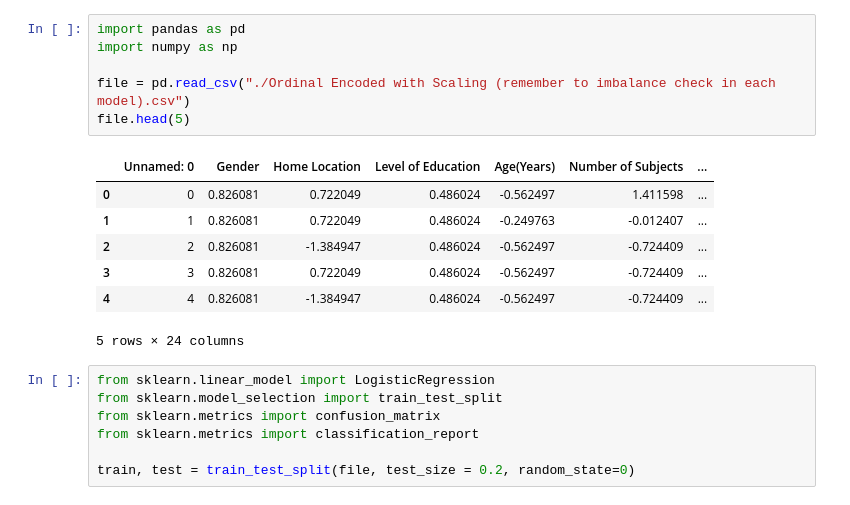
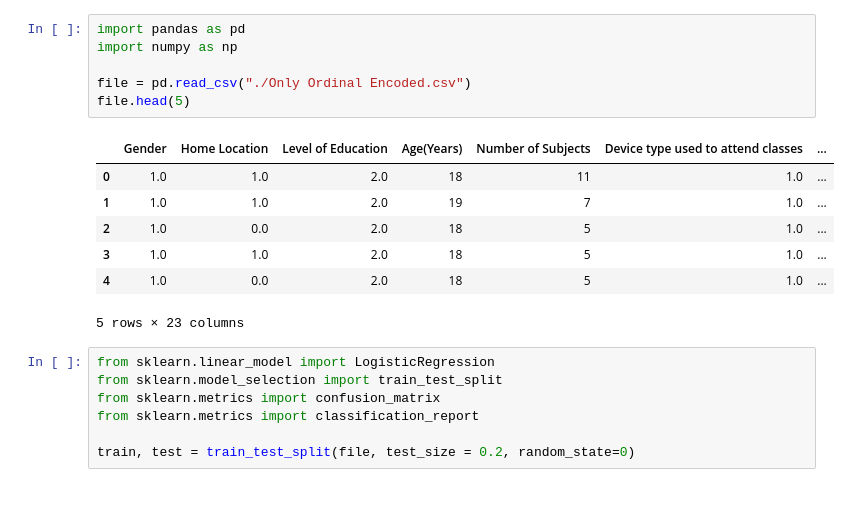
Before and after one commit to ECS-171-Divorce-Team/ECS-171-Online-Study, a Jupyter notebook: LogisticRegression.ipynb, the cells around one changed output. Drawn from its saved outputs; the diff is of its cells as text.

```diff
--- a/LogisticRegression.ipynb
+++ b/LogisticRegression.ipynb
@@ -1,17 +1,17 @@
 # %%
 import pandas as pd
 import numpy as np
 
-file = pd.read_csv("./Ordinal Encoded with Scaling (remember to imbalance check in each model).csv")
+file = pd.read_csv("./Only Ordinal Encoded.csv")
 file.head(5)
 # %% [output]
-|  | Unnamed: 0 | Gender | Home Location | Level of Education | Age(Years) | Number of Subjects | ... |
-| 0 | 0 | 0.826081 | 0.722049 | 0.486024 | -0.562497 | 1.411598 | ... |
-| 1 | 1 | 0.826081 | 0.722049 | 0.486024 | -0.249763 | -0.012407 | ... |
-| 2 | 2 | 0.826081 | -1.384947 | 0.486024 | -0.562497 | -0.724409 | ... |
-| 3 | 3 | 0.826081 | 0.722049 | 0.486024 | -0.562497 | -0.724409 | ... |
-| 4 | 4 | 0.826081 | -1.384947 | 0.486024 | -0.562497 | -0.724409 | ... |
+|  | Gender | Home Location | Level of Education | Age(Years) | Number of Subjects | Device type used to attend classes | ... |
+| 0 | 1.0 | 1.0 | 2.0 | 18 | 11 | 1.0 | ... |
+| 1 | 1.0 | 1.0 | 2.0 | 19 | 7 | 1.0 | ... |
+| 2 | 1.0 | 0.0 | 2.0 | 18 | 5 | 1.0 | ... |
+| 3 | 1.0 | 1.0 | 2.0 | 18 | 5 | 1.0 | ... |
+| 4 | 1.0 | 0.0 | 2.0 | 18 | 5 | 1.0 | ... |
-5 rows × 24 columns
+5 rows × 23 columns
 # %%
 from sklearn.linear_model import LogisticRegression
 from sklearn.model_selection import train_test_split
```
Also changed, not shown: parts of 3 cells of this notebook, 5 other files.
